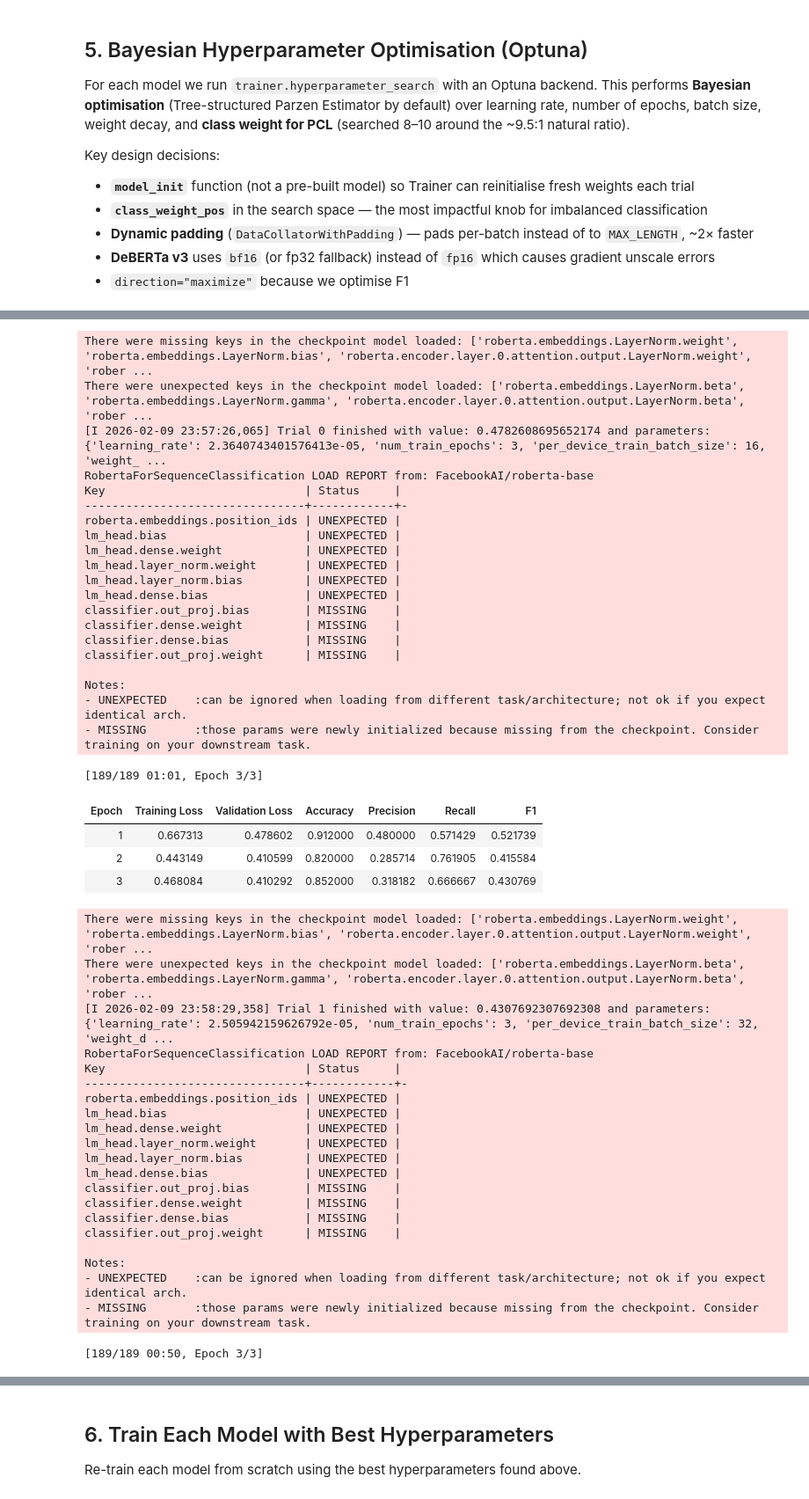
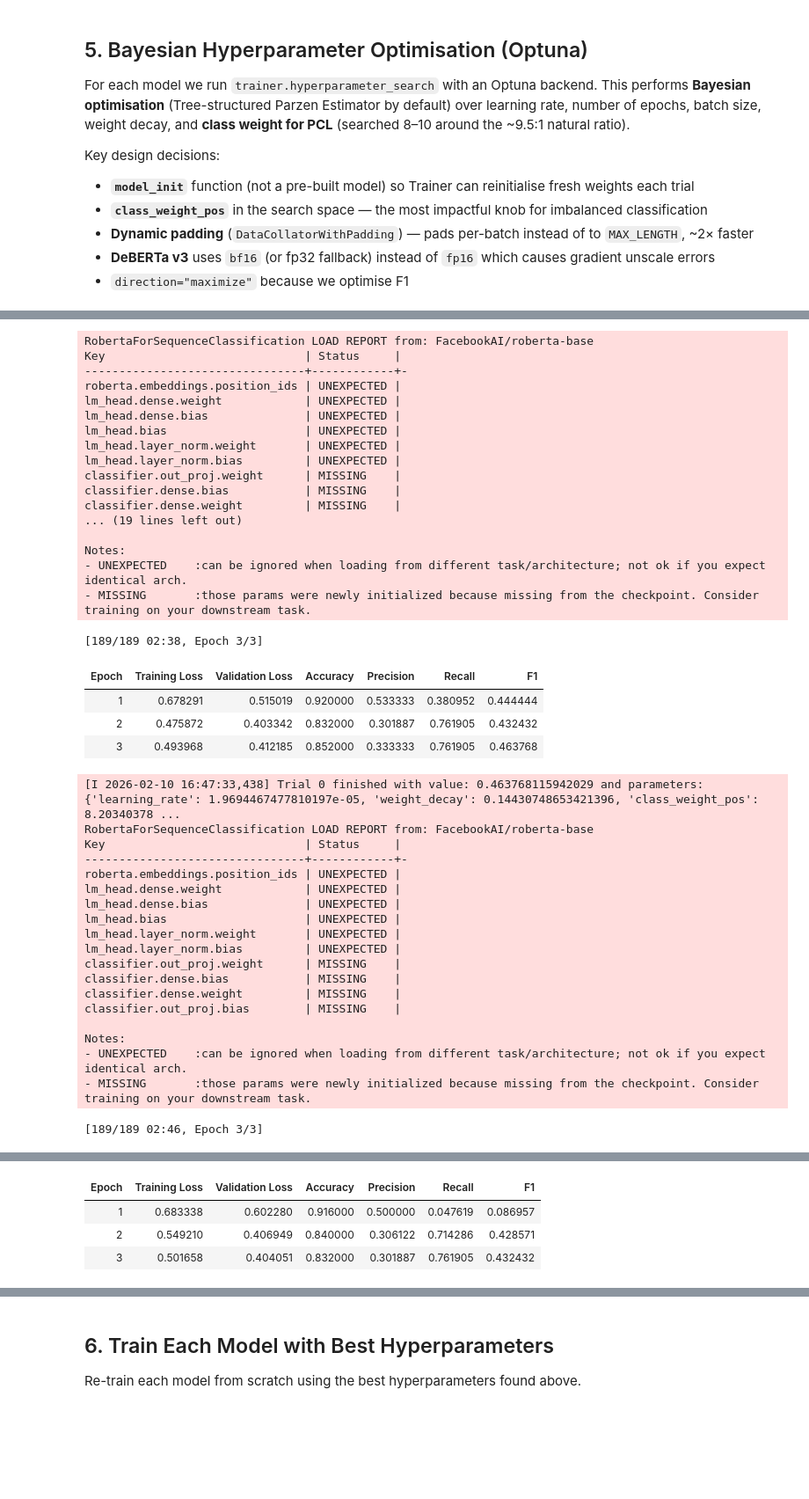
Before and after one commit to mksethia/NLP_CW, a Jupyter notebook: Dont_Patronize_Me_Trainingset/ensemble_voting_model.ipynb, the cells around one changed output, grey strips where cells are left out. Shown at 88% size. Cells and saved outputs as stored; diff of their text form; code cells hidden in the pictures; blank space fills up the shorter version.

```diff
--- a/Dont_Patronize_Me_Trainingset/ensemble_voting_model.ipynb
+++ b/Dont_Patronize_Me_Trainingset/ensemble_voting_model.ipynb
@@ -242,17 +243,20 @@ Key design decisions:
 - `direction="maximize"` because we optimise F1
 # %%
 def optuna_hp_space(trial):
-    """Define the Bayesian search space (includes class weight for PCL)."""
+    """Bayesian search over the two highest-impact hyperparameters.
+
+    Fixed with educated defaults (not worth searching):
+      • per_device_train_batch_size = 32  (marginal quality diff, 2× faster than 16)
+      • num_train_epochs = 3              (standard for transformer fine-tuning)
+    """
     return {
         "learning_rate":             trial.suggest_float("learning_rate", 1e-5, 3e-5, log=True),
-        "num_train_epochs":          trial.suggest_int("num_train_epochs", 2, 5),
-        "per_device_train_batch_size": trial.suggest_categorical("per_device_train_batch_size", [16, 32]),
         "weight_decay":              trial.suggest_float("weight_decay", 0.0, 0.2),
         "class_weight_pos":          trial.suggest_float("class_weight_pos", 8.0, 10.0),
     }
 
 
-N_TRIALS = 10  # Increase for better search (20-30+), reduce if GPU-constrained
+N_TRIALS = 5  # 2-dimensional search → 5 trials gives good coverage
 
 best_hparams = {}   # {model_name: BestRun}
 trained_models = {} # {model_name: fine-tuned model}
@@ -281,10 +285,11 @@ for name, model_path in MODEL_CATALOGUE.items():
 
     training_args = TrainingArguments(
         output_dir=f"./results/{name}",
+        num_train_epochs=3,                # fixed — standard for fine-tuning
+        per_device_train_batch_size=32,    # fixed — faster than 16, similar quality
         eval_strategy="epoch",
-        save_strategy="epoch",
-        save_total_limit=1,
-        load_best_model_at_end=True,
+        save_strategy="no",               # no checkpoints during HP search (saves disk)
+        load_best_model_at_end=False,
         metric_for_best_model="f1",
         logging_steps=50,
         fp16=use_fp16,
@@ -312,7 +317,7 @@ for name, model_path in MODEL_CATALOGUE.items():
         backend="optuna",
         hp_space=optuna_hp_space,
         n_trials=N_TRIALS,
-        pruner=MedianPruner(),
+        pruner=MedianPruner(n_startup_trials=2, n_warmup_steps=1),
         compute_objective=lambda metrics: metrics["eval_f1"],
     )
 
@@ -353,46 +338,41 @@ Notes:
-There were missing keys in the checkpoint model loaded: ['roberta.embeddings.LayerNorm.weight', 'roberta.embeddings.LayerNorm.bias', 'roberta.encoder.layer.0.attention.output.LayerNorm.weight', 'rober ...
-There were unexpected keys in the checkpoint model loaded: ['roberta.embeddings.LayerNorm.beta', 'roberta.embeddings.LayerNorm.gamma', 'roberta.encoder.layer.0.attention.output.LayerNorm.beta', 'rober ...
-[I 2026-02-09 23:57:26,065] Trial 0 finished with value: 0.4782608695652174 and parameters: {'learning_rate': 2.3640743401576413e-05, 'num_train_epochs': 3, 'per_device_train_batch_size': 16, 'weight_ ...
 RobertaForSequenceClassification LOAD REPORT from: FacebookAI/roberta-base
 Key                             | Status     |
 --------------------------------+------------+-
 roberta.embeddings.position_ids | UNEXPECTED |
+lm_head.dense.weight            | UNEXPECTED |
+lm_head.dense.bias              | UNEXPECTED |
 lm_head.bias                    | UNEXPECTED |
-lm_head.dense.weight            | UNEXPECTED |
 lm_head.layer_norm.weight       | UNEXPECTED |
 lm_head.layer_norm.bias         | UNEXPECTED |
-lm_head.dense.bias              | UNEXPECTED |
-classifier.out_proj.bias        | MISSING    |
+classifier.out_proj.weight      | MISSING    |
+classifier.dense.bias           | MISSING    |
 classifier.dense.weight         | MISSING    |
-classifier.dense.bias           | MISSING    |
-classifier.out_proj.weight      | MISSING    |
+... (19 lines left out)
 
 Notes:
 - UNEXPECTED    :can be ignored when loading from different task/architecture; not ok if you expect identical arch.
 - MISSING       :those params were newly initialized because missing from the checkpoint. Consider training on your downstream task.
-[189/189 01:01, Epoch 3/3]
+[189/189 02:38, Epoch 3/3]
-| Epoch | Training Loss | Validation Loss | Accuracy | Precision | Recall | F1 |
-| 1 | 0.667313 | 0.478602 | 0.912000 | 0.480000 | 0.571429 | 0.521739 |
-| 2 | 0.443149 | 0.410599 | 0.820000 | 0.285714 | 0.761905 | 0.415584 |
-| 3 | 0.468084 | 0.410292 | 0.852000 | 0.318182 | 0.666667 | 0.430769 |
+| Epoch | Training Loss | Validation Loss | Accuracy | Precision | Recall | F1 |
+| 1 | 0.678291 | 0.515019 | 0.920000 | 0.533333 | 0.380952 | 0.444444 |
+| 2 | 0.475872 | 0.403342 | 0.832000 | 0.301887 | 0.761905 | 0.432432 |
+| 3 | 0.493968 | 0.412185 | 0.852000 | 0.333333 | 0.761905 | 0.463768 |
-There were missing keys in the checkpoint model loaded: ['roberta.embeddings.LayerNorm.weight', 'roberta.embeddings.LayerNorm.bias', 'roberta.encoder.layer.0.attention.output.LayerNorm.weight', 'rober ...
-There were unexpected keys in the checkpoint model loaded: ['roberta.embeddings.LayerNorm.beta', 'roberta.embeddings.LayerNorm.gamma', 'roberta.encoder.layer.0.attention.output.LayerNorm.beta', 'rober ...
-[I 2026-02-09 23:58:29,358] Trial 1 finished with value: 0.4307692307692308 and parameters: {'learning_rate': 2.505942159626792e-05, 'num_train_epochs': 3, 'per_device_train_batch_size': 32, 'weight_d ...
+[I 2026-02-10 16:47:33,438] Trial 0 finished with value: 0.463768115942029 and parameters: {'learning_rate': 1.9694467477810197e-05, 'weight_decay': 0.14430748653421396, 'class_weight_pos': 8.20340378 ...
 RobertaForSequenceClassification LOAD REPORT from: FacebookAI/roberta-base
 Key                             | Status     |
 --------------------------------+------------+-
 roberta.embeddings.position_ids | UNEXPECTED |
+lm_head.dense.weight            | UNEXPECTED |
+lm_head.dense.bias              | UNEXPECTED |
 lm_head.bias                    | UNEXPECTED |
-lm_head.dense.weight            | UNEXPECTED |
 lm_head.layer_norm.weight       | UNEXPECTED |
 lm_head.layer_norm.bias         | UNEXPECTED |
-lm_head.dense.bias              | UNEXPECTED |
+classifier.out_proj.weight      | MISSING    |
+classifier.dense.bias           | MISSING    |
+classifier.dense.weight         | MISSING    |
 classifier.out_proj.bias        | MISSING    |
-classifier.dense.weight         | MISSING    |
-classifier.dense.bias           | MISSING    |
-classifier.out_proj.weight      | MISSING    |
 
 Notes:
 - UNEXPECTED    :can be ignored when loading from different task/architecture; not ok if you expect identical arch.
 - MISSING       :those params were newly initialized because missing from the checkpoint. Consider training on your downstream task.
-[189/189 00:50, Epoch 3/3]
+[189/189 02:46, Epoch 3/3]
@@ -402,0 +379,4 @@ Notes:
+| Epoch | Training Loss | Validation Loss | Accuracy | Precision | Recall | F1 |
+| 1 | 0.683338 | 0.602280 | 0.916000 | 0.500000 | 0.047619 | 0.086957 |
+| 2 | 0.549210 | 0.406949 | 0.840000 | 0.306122 | 0.714286 | 0.428571 |
+| 3 | 0.501658 | 0.404051 | 0.832000 | 0.301887 | 0.761905 | 0.432432 |
```
Also changed, not shown: parts of 4 cells of this notebook.
